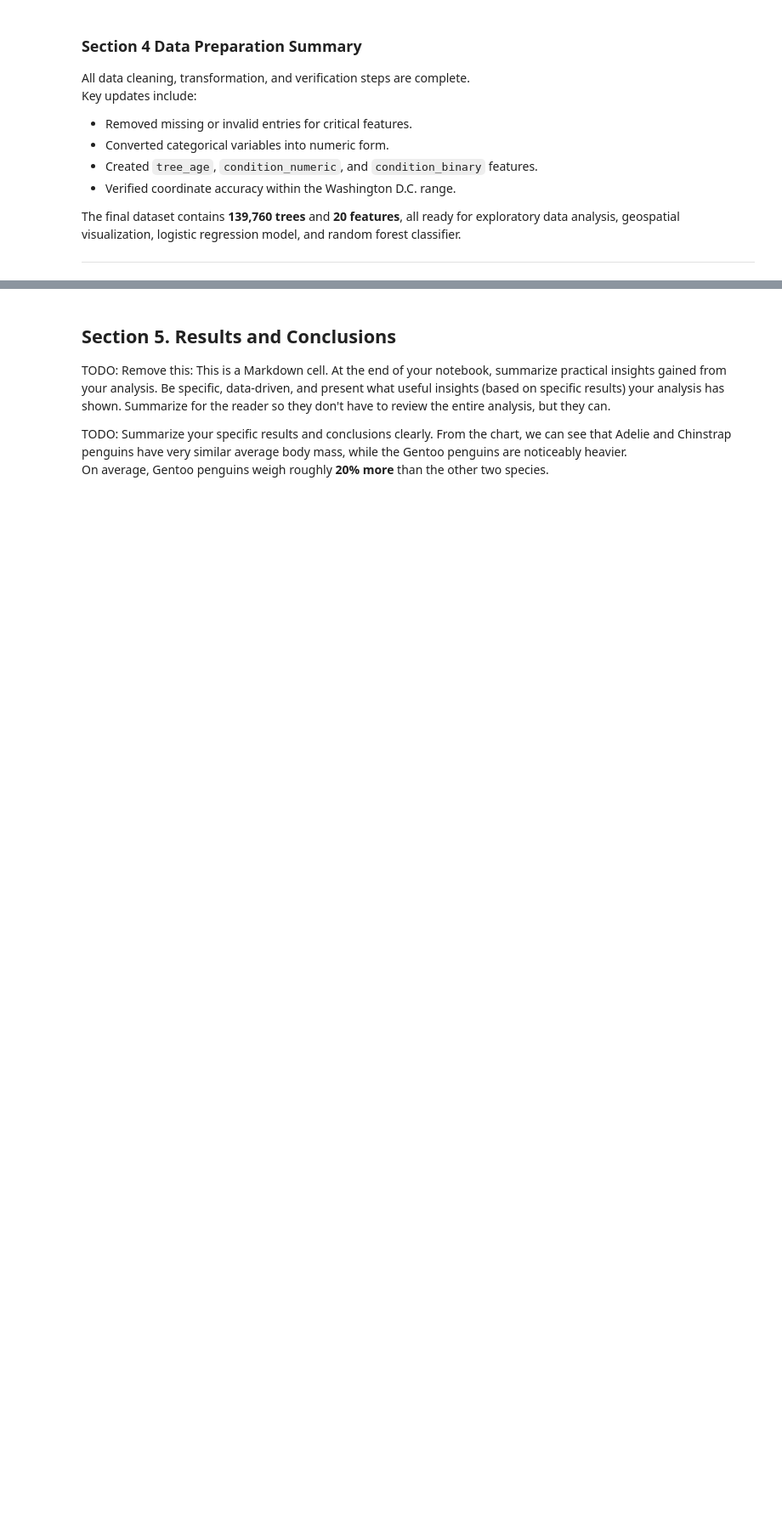
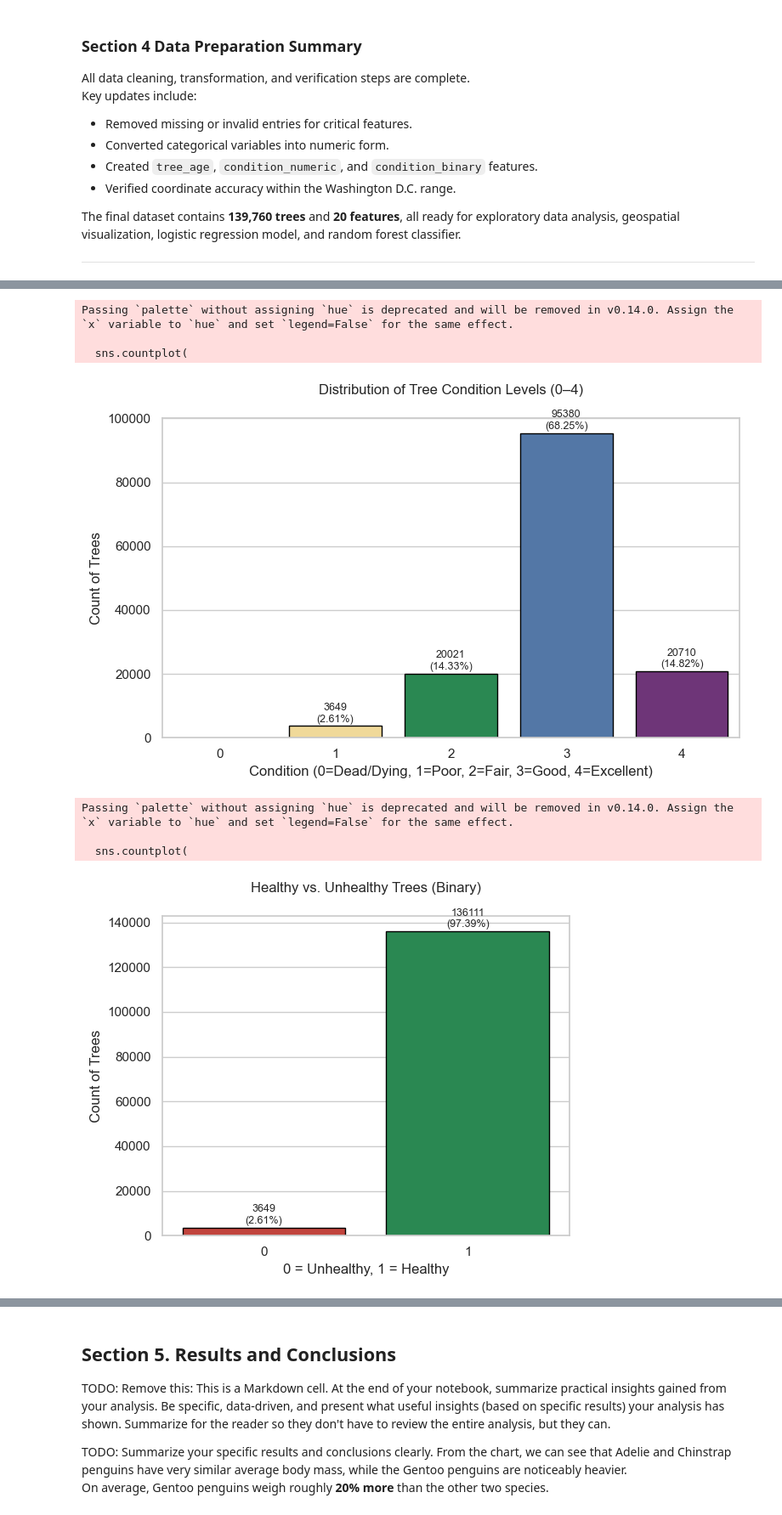
Before and after one commit to SchroderJ-pixel/Urban-Tree-Health-, a Jupyter notebook: notebooks/urban_trees_notebook.ipynb, the cells around one changed output, grey strips where cells are left out. Shown at 85% size. Cells and saved outputs as stored; diff of their text form; code cells hidden in the pictures; blank space fills up the shorter version.

Commit message:
Created EDA Section: Stats, Condition Bar Charts, and Heatmap.

```diff
--- a/notebooks/urban_trees_notebook.ipynb
+++ b/notebooks/urban_trees_notebook.ipynb
@@ -432,0 +447,56 @@ NameError: name 'Axes' is not defined
+# %%
+# --- 5-level condition (0=dead/dying ... 4=excellent) ---
+order_num = [0, 1, 2, 3, 4]
+palette_num = ["#d73027", "#fee08b", "#1a9850", "#4575b4", "#762a83"]  # red, yellow, green, blue, purple
+
+plt.figure(figsize=(8,5))
+sns.countplot(
+    x=df["condition_numeric"].round().astype(int),
+    order=order_num,
+    palette=palette_num,
+    edgecolor="black",
+)
+total = len(df)
+for i, p in enumerate(plt.gca().patches):
+    h = p.get_height()
+    pct = 100*h/total
+    plt.text(p.get_x()+p.get_width()/2, h + 500, f"{int(h)}\n({pct:.2f}%)",
+             ha="center", va="bottom", fontsize=9)
+plt.title("Distribution of Tree Condition Levels (0–4)", pad=20)
+plt.xlabel("Condition (0=Dead/Dying, 1=Poor, 2=Fair, 3=Good, 4=Excellent)")
+plt.ylabel("Count of Trees")
+plt.tight_layout()
+plt.show()
+
+
+# --- Binary condition (0=Unhealthy, 1=Healthy) ---
+binary_palette = ["#d73027", "#1a9850"]  # 0=red (unhealthy), 1=green (healthy)
+
+plt.figure(figsize=(6,5))
+sns.countplot(
+    x="condition_binary",
+    data=df,
+    order=[0, 1],
+    palette=binary_palette,
+    edgecolor="black",
+)
+total = len(df)
+for i, p in enumerate(plt.gca().patches):
+    h = p.get_height()
+    pct = 100*h/total
+    plt.text(p.get_x()+p.get_width()/2, h + 500, f"{int(h)}\n({pct:.2f}%)",
+             ha="center", va="bottom", fontsize=9)
+plt.title("Healthy vs. Unhealthy Trees (Binary)", pad=20)
+plt.xlabel("0 = Unhealthy, 1 = Healthy")
+plt.ylabel("Count of Trees")
+plt.tight_layout()
+plt.show()
+# %% [output]
+Passing `palette` without assigning `hue` is deprecated and will be removed in v0.14.0. Assign the `x` variable to `hue` and set `legend=False` for the same effect.
+
+  sns.countplot(
+[figure, added]
+Passing `palette` without assigning `hue` is deprecated and will be removed in v0.14.0. Assign the `x` variable to `hue` and set `legend=False` for the same effect.
+
+  sns.countplot(
+[figure, added]
```
Also changed, not shown: parts of 16 cells of this notebook.
